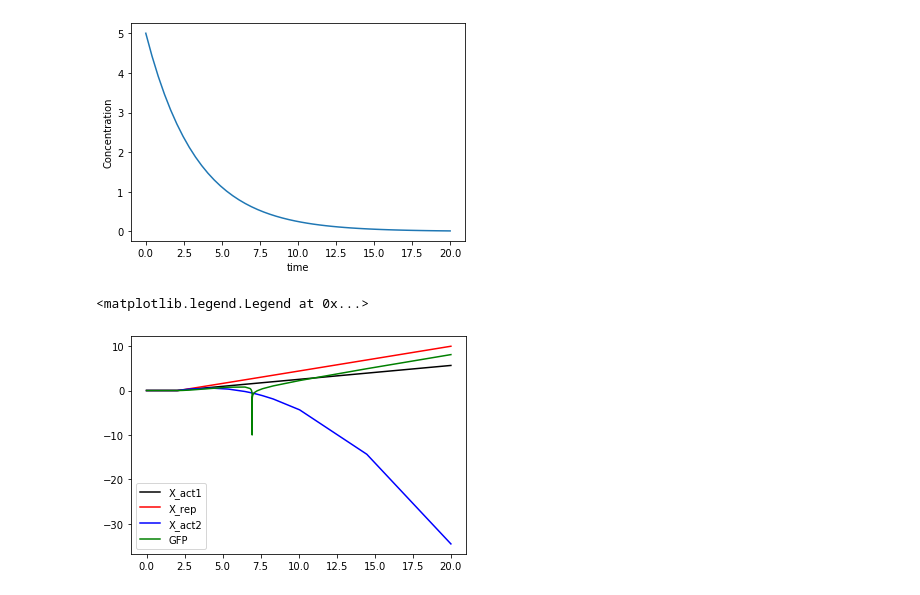
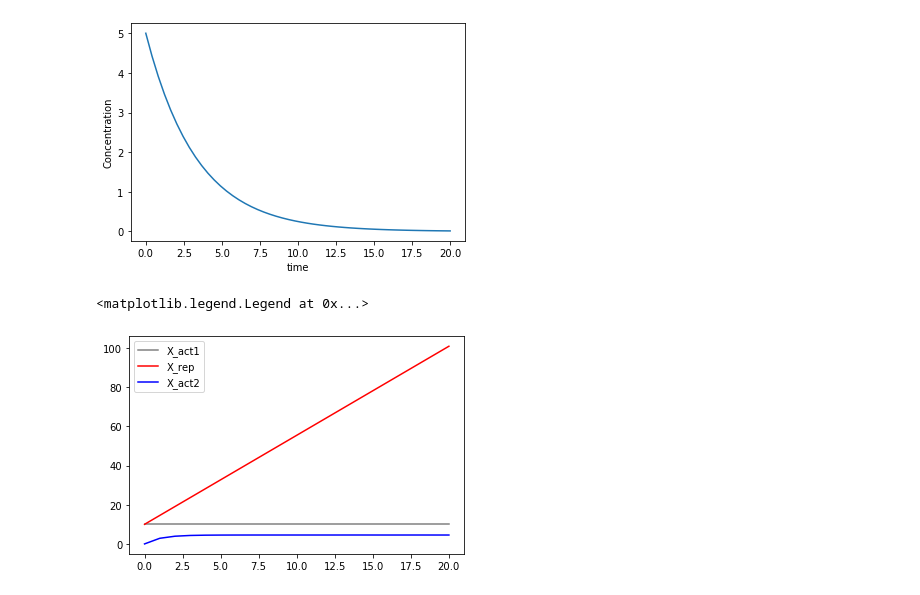
Before and after one commit to cudek/wbbib-biologia-syntetyczna-projekt, a Jupyter notebook: Zielony-fluorescencyjny-generator-impulsów.ipynb, the cells around one changed output. Cells and saved outputs as stored; diff of their text form; code cells hidden in the pictures.

Commit message:
Obecny opłakany solver

```diff
--- a/Zielony-fluorescencyjny-generator-impulsów.ipynb
+++ b/Zielony-fluorescencyjny-generator-impulsów.ipynb
@@ -98,45 +98,50 @@ plt.show()
 # %%
 import numpy as np
 from scipy.integrate import solve_ivp
 import matplotlib.pyplot as plt
 
 b_ind = 0.56
-b_act1 = 0.56
-K_act1 = 0.01
+b_act1 = 5
+K_act1 = 1
 b_rep = 0.02
-K_rep = 0.0001
+K_rep = 0.01
 b_act2 = 0.56
 K_act2 = 0.01
-a = 0.5
+a = 2
 
 def model (t, y):
     X_act1 = y[0]
     X_rep = y[1]
     X_act2 = y[2]
-    X_GFP = y[3]
-    dX_act1_dt = 0 if t < 2 else b_ind * b_ind
+#     X_GFP = y[3]
+    dX_act1_dt = 0
     dX_rep_dt = b_act1 * X_act1 / (K_act1 + X_act1)
     X_act2_dt = b_act1 * X_act1 / (K_act1 + X_act1) - a * X_rep
-    X_GFP_dt = b_act2 * X_act2 / (b_act2 + X_act2)
+#     X_GFP_dt = b_act2 * X_act2 / (b_act2 + X_act2)
+#     return [dX_act1_dt,
+#            dX_rep_dt,
+#            X_act2_dt,
+#            X_GFP_dt]
     return [dX_act1_dt,
-           dX_rep_dt,
-           X_act2_dt,
-           X_GFP_dt]
+            dX_rep_dt,
+            X_act2_dt]
 
-solver = solve_ivp(model, [0, 20], [0, 0, 0, 0])
+# solver = solve_ivp(model, [0, 20], [0, 0, 0, 0])
+solver = solve_ivp(model, [0, 20], [10, 0, 0], t_eval=np.linspace(0, 20, 21))
 
 t = solver.t
 
-X_act1, X_rep, X_act2, X_GFP = solver.y
+# X_act1, X_rep, X_act2, X_GFP = solver.y
+X_act1, X_rep, X_act2 = solver.y
 
 plt.figure(1)
 plt.clf()
 fig, ax = plt.subplots(num=1)
-ax.plot(t, X_act1, 'k-', label='X_act1', color='black')
+ax.plot(t, X_act1, 'k-', label='X_act1', color='gray')
 ax.plot(t, X_rep, 'k-', label='X_rep', color='red')
 ax.plot(t, X_act2, 'k-', label='X_act2', color='blue')
-ax.plot(t, X_GFP, 'k-', label='GFP', color='green')
+# ax.plot(t, X_GFP, 'k-', label='GFP', color='green')
 ax.legend(loc='best')
 # %% [output]
 <matplotlib.legend.Legend at 0x...>
-[figure, old version]
+[figure, new version]
```
